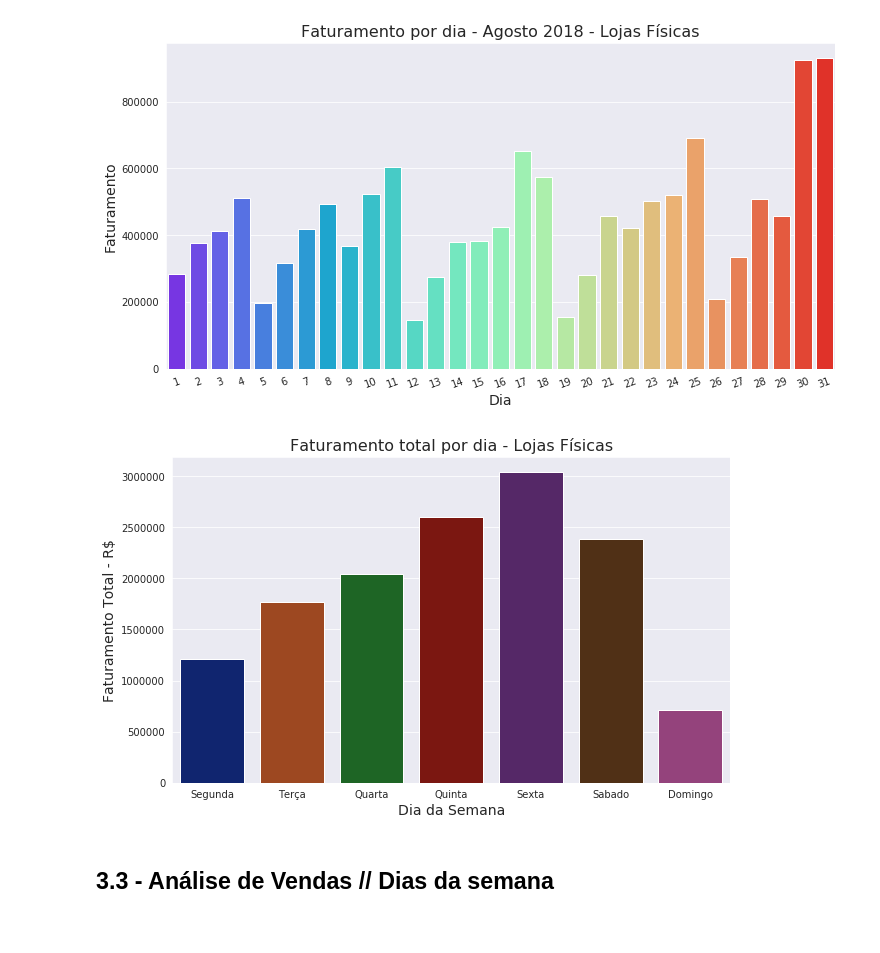
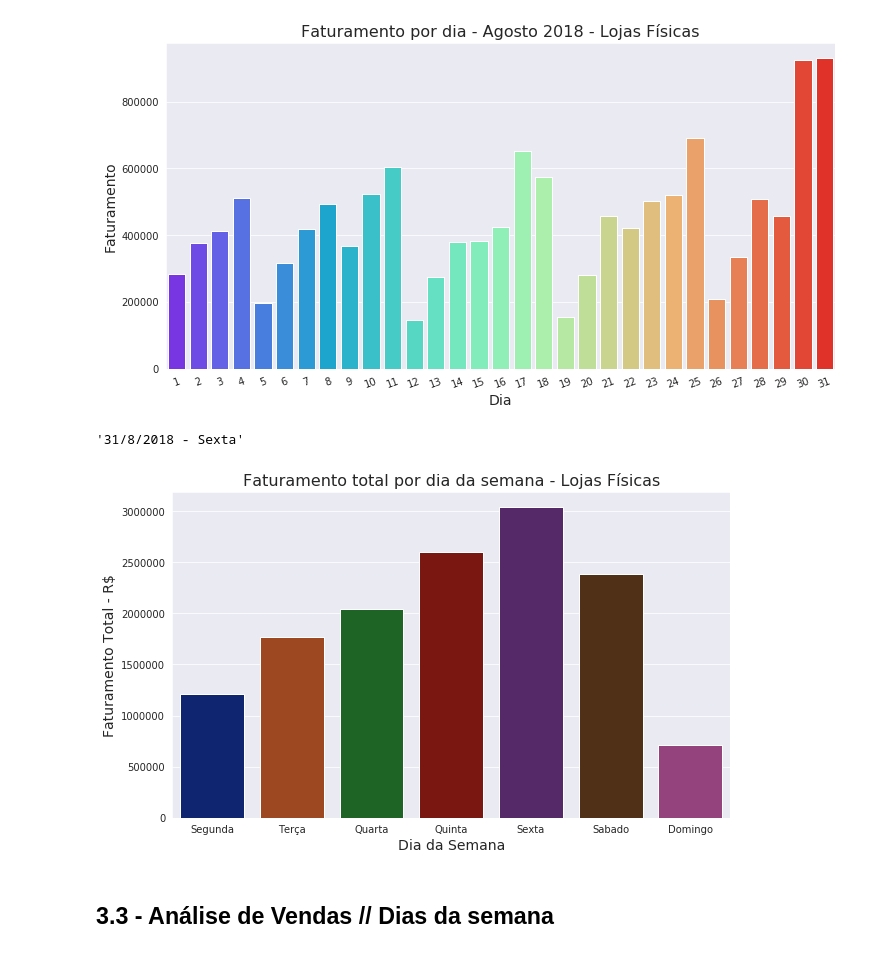
Before and after one commit to vinicvaz/Linx-DataAnalysis, a Jupyter notebook: OfflineDataAnalysis.ipynb, the cells around one changed output. Cells and saved outputs as stored; diff of their text form; code cells hidden in the pictures.

```diff
--- a/OfflineDataAnalysis.ipynb
+++ b/OfflineDataAnalysis.ipynb
@@ -361,14 +359,28 @@ most_sold_day = calendar.day_name[int(aux_fat[aux_fat.price==aux_fat.price.max()
+# %%
+aux = df.groupby('date').sum().reset_index()
+map_dias = {0:'Segunda',1:'Terça',2:'Quarta',3:'Quinta',4:'Sexta',5:'Sabado',6:'Domingo'}
+most_sold_day = aux[aux.price==aux.price.max()].date.values[0]
+date = pd.DatetimeIndex([most_sold_day])
+
+if date[0].weekday() in map_dias:
+    dia = map_dias[date[0].weekday()]
+
+top_day = str(date[0].day) + '/'+ str(date[0].month) +'/'+ str(date[0].year) + ' - ' + dia
+
+top_day
+# %% [output]
+'31/8/2018 - Sexta'
 # %%
 ## Faturamento Total por dia da semana
 plt.figure(figsize=(10,6))
 ax1 = sns.barplot(x='weekday',y='price', data= aux_fat, ci=0, palette='dark')
 ax1.set_xlabel('Dia da Semana', fontsize=14)
 ax1.set_ylabel('Faturamento Total - R$', fontsize=14)
 ax1.set_xticklabels(['Segunda','Terça','Quarta','Quinta','Sexta','Sabado','Domingo'])
-ax1.set_title('Faturamento total por dia - Lojas Físicas', fontsize=16)
+ax1.set_title('Faturamento total por dia da semana - Lojas Físicas', fontsize=16)
 plt.savefig('./Images/Offline/Revenue-Day-Total-Offline.jpg')
 # %% [output]
-[figure, old version]
+[figure, new version]
 # %% [markdown]
 ## 3.3 - Análise de Vendas // Dias da semana
 # %%
```
Also changed, not shown: parts of 13 cells of this notebook, 3 other files.
